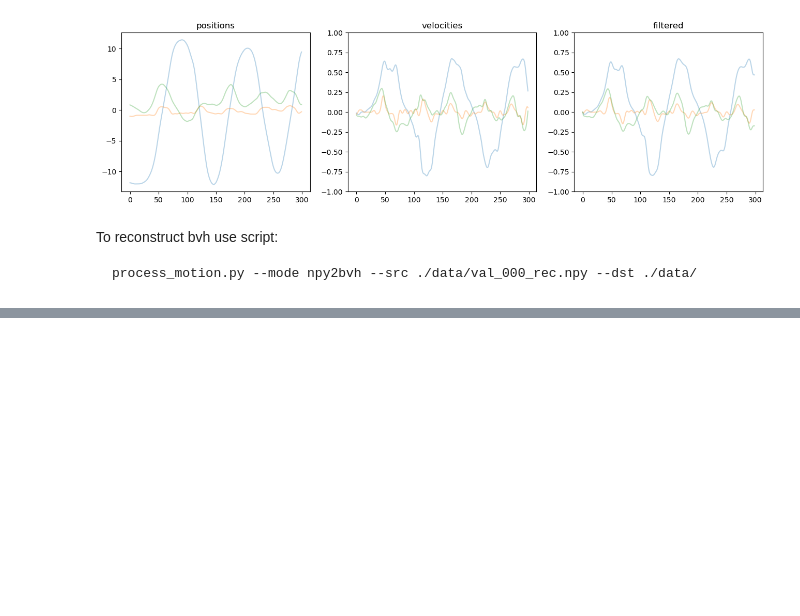
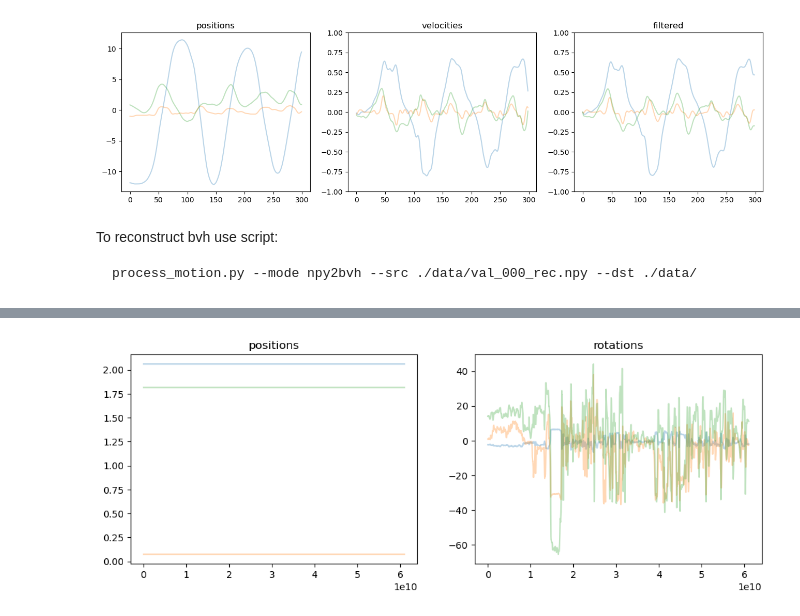
Before and after one commit to FineMotion/GENEA_2023, a Jupyter notebook: PAE.ipynb, the cells around one changed output, grey strips where cells are left out. Saved outputs shown, nothing was run; the diff lists cells and outputs as text; code cells hidden in the pictures; blank space fills up the shorter version.

Commit message:
Trying to implement position extraction from bvh

```diff
--- a/PAE.ipynb
+++ b/PAE.ipynb
@@ -242,0 +334,20 @@ process_motion.py --mode npy2bvh --src ./data/val_000_rec.npy --dst ./data/
+# %%
+# check if positions are constant on non root joints
+def draw_pos_rot(joint):
+    fig = plt.figure(figsize=(12,4))
+
+    ax1 = fig.add_subplot(1,2,1)
+    ax1.plot(sample.values[f'{joint}_Xposition'], alpha=0.3)
+    ax1.plot(sample.values[f'{joint}_Yposition'], alpha=0.3)
+    ax1.plot(sample.values[f'{joint}_Zposition'], alpha=0.3)
+    ax1.set_title('positions')
+
+    ax2 = fig.add_subplot(1,2,2)
+    ax2.plot(sample.values[f'{joint}_Xrotation'], alpha=0.3)
+    ax2.plot(sample.values[f'{joint}_Yrotation'], alpha=0.3)
+    ax2.plot(sample.values[f'{joint}_Zrotation'], alpha=0.3)
+    ax2.set_title('rotations')
+
+draw_pos_rot('b_l_wrist')
+# %% [output]
+[figure, added]
```
Also changed, not shown: parts of 9 cells of this notebook, 1 other file.
